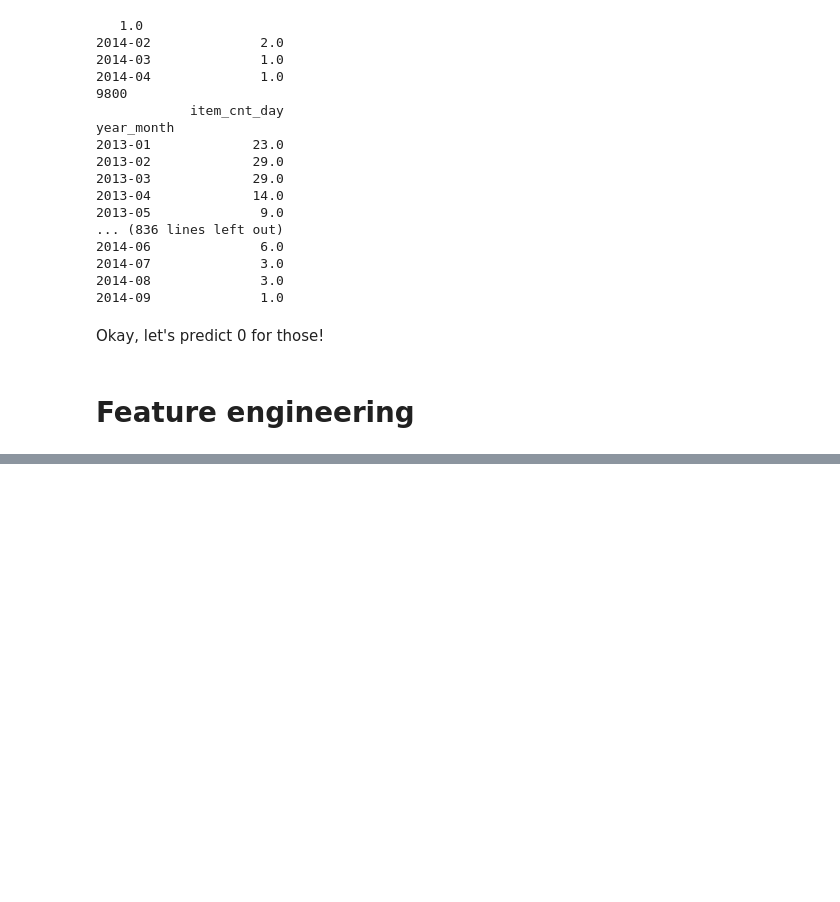
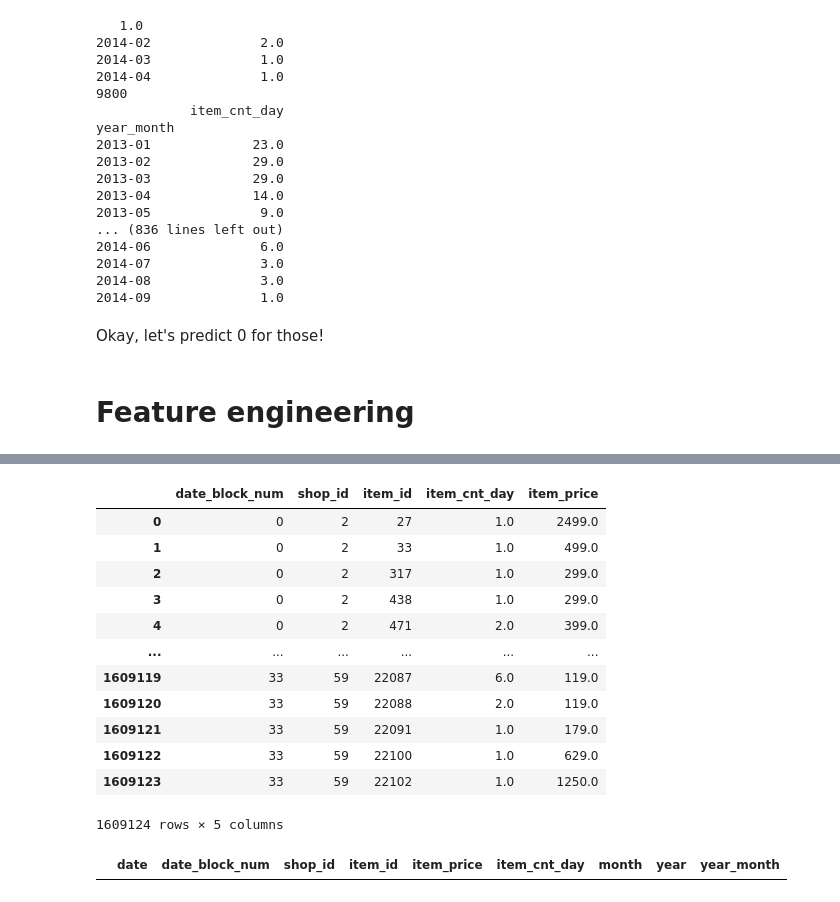
Before and after one commit to jrnhofman/Kaggle, a Jupyter notebook: competitive_data_science/final_project/predict_sales.ipynb, the cells around one changed output, grey strips where cells are left out. Saved outputs shown, nothing was run; the diff lists cells and outputs as text; code cells hidden in the pictures; blank space fills up the shorter version.

```diff
--- a/competitive_data_science/final_project/predict_sales.ipynb
+++ b/competitive_data_science/final_project/predict_sales.ipynb
@@ -394,0 +468,31 @@ Since I haven't used target mean encoding before and I want to learn how to do t
+# %%
+# Якутск Орджоникидзе, 56
+sales_train.loc[sales_train.shop_id == 0, 'shop_id'] = 57
+test.loc[test.shop_id == 0, 'shop_id'] = 57
+# Якутск ТЦ "Центральный"
+sales_train.loc[sales_train.shop_id == 1, 'shop_id'] = 58
+test.loc[test.shop_id == 1, 'shop_id'] = 58
+# Жуковский ул. Чкалова 39м²
+sales_train.loc[sales_train.shop_id == 10, 'shop_id'] = 11
+test.loc[test.shop_id == 10, 'shop_id'] = 11
+# %%
+train_x = sales_train.groupby(['date_block_num','shop_id','item_id']).agg({'item_cnt_day':'sum', 'item_price':'mean'}).reset_index()
+train_x
+# %% [output]
+|  | date_block_num | shop_id | item_id | item_cnt_day | item_price |
+| 0 | 0 | 2 | 27 | 1.0 | 2499.0 |
+| 1 | 0 | 2 | 33 | 1.0 | 499.0 |
+| 2 | 0 | 2 | 317 | 1.0 | 299.0 |
+| 3 | 0 | 2 | 438 | 1.0 | 299.0 |
+| 4 | 0 | 2 | 471 | 2.0 | 399.0 |
+| ... | ... | ... | ... | ... | ... |
+| 1609119 | 33 | 59 | 22087 | 6.0 | 119.0 |
+| 1609120 | 33 | 59 | 22088 | 2.0 | 119.0 |
+| 1609121 | 33 | 59 | 22091 | 1.0 | 179.0 |
+| 1609122 | 33 | 59 | 22100 | 1.0 | 629.0 |
+| 1609123 | 33 | 59 | 22102 | 1.0 | 1250.0 |
+1609124 rows × 5 columns
+# %%
+sales_train[(sales_train.date_block_num==0)&(sales_train.shop_id==0)&(sales_train.item_id==32)]
+# %% [output]
+|  | date | date_block_num | shop_id | item_id | item_price | item_cnt_day | month | year | year_month |
```
Also changed, not shown: parts of 46 cells of this notebook.
